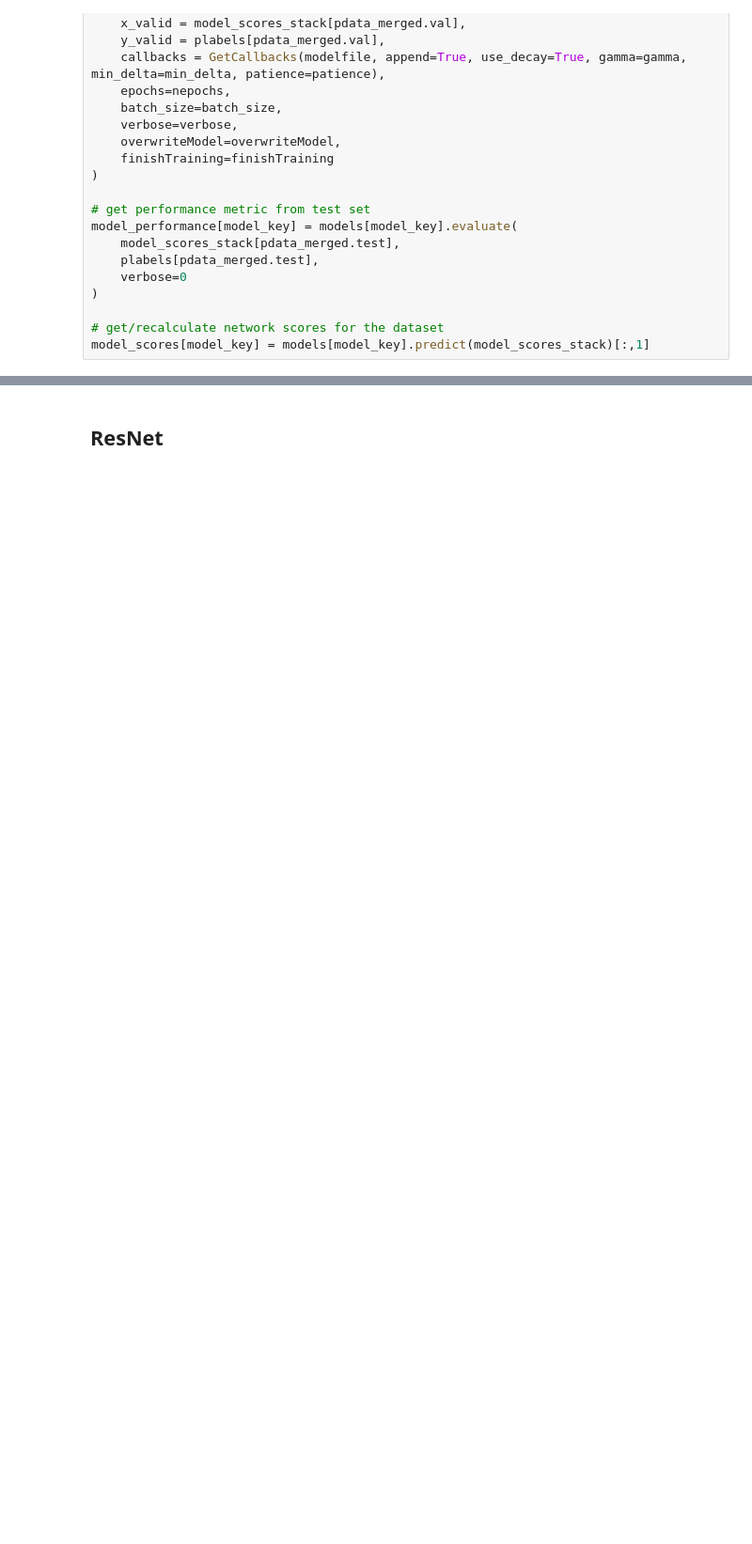
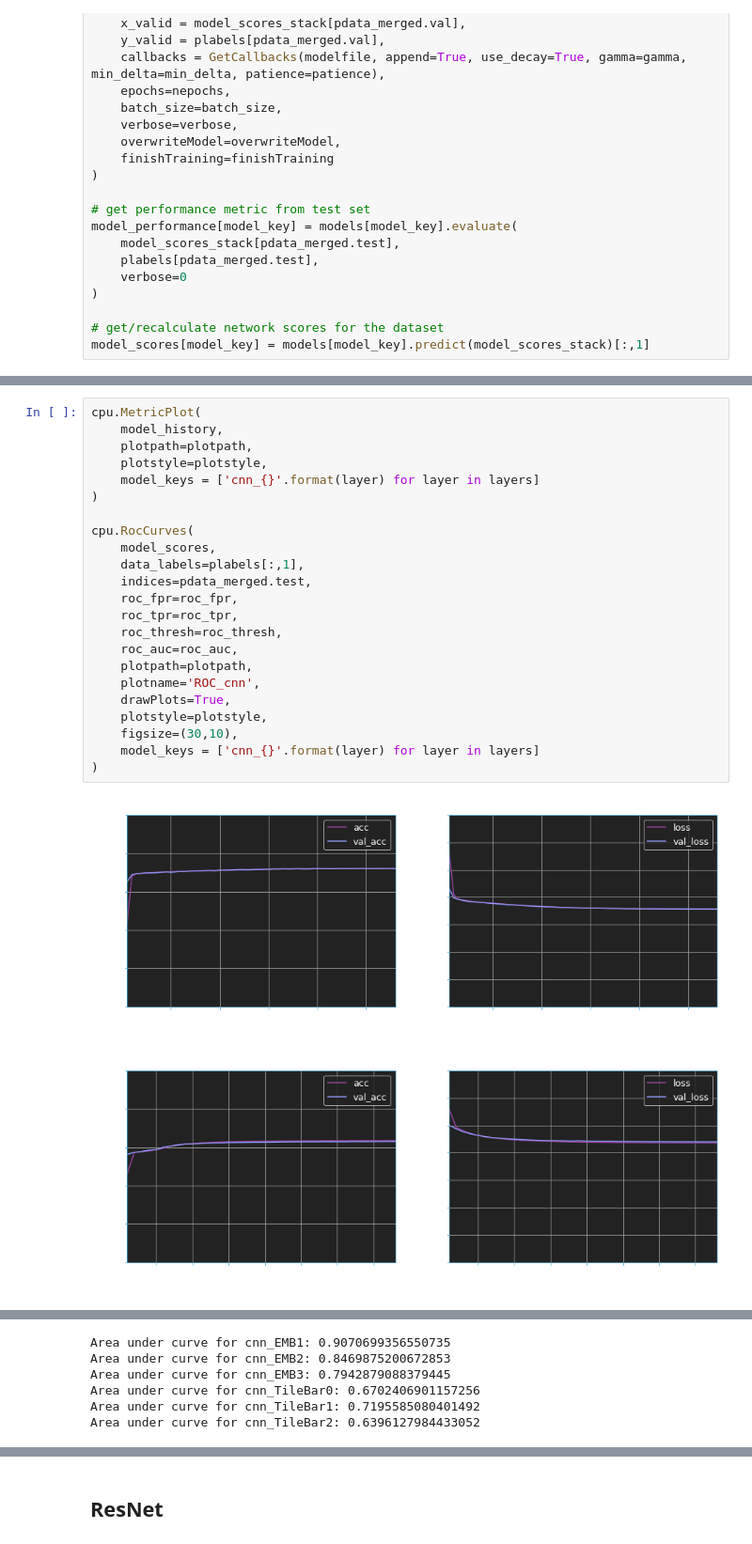
Before and after one commit to atlas-calo-ml/caloml-atlas, a Jupyter notebook: classifier/TopoClusterClassifier_Jan.ipynb, the cells around one changed output, grey strips where cells are left out. Shown at 94% size. Drawn from its saved outputs; the diff is of its cells as text; blank space fills up the shorter version.

```diff
--- a/classifier/TopoClusterClassifier_Jan.ipynb
+++ b/classifier/TopoClusterClassifier_Jan.ipynb
@@ -488,0 +572,26 @@ Area under curve for simpleCombine: 0.9589334090791628
+# %%
+cpu.MetricPlot(
+    model_history,
+    plotpath=plotpath,
+    plotstyle=plotstyle,
+    model_keys = ['cnn_{}'.format(layer) for layer in layers]
+)
+
+cpu.RocCurves(
+    model_scores,
+    data_labels=plabels[:,1],
+    indices=pdata_merged.test,
+    roc_fpr=roc_fpr,
+    roc_tpr=roc_tpr,
+    roc_thresh=roc_thresh,
+    roc_auc=roc_auc,
+    plotpath=plotpath,
+    plotname='ROC_cnn',
+    drawPlots=True,
+    plotstyle=plotstyle,
+    figsize=(30,10),
+    model_keys = ['cnn_{}'.format(layer) for layer in layers]
+)
+# %% [output]
+[figure, added]
+[figure, added]
@@ -488,0 +602,6 @@ Area under curve for simpleCombine: 0.9589334090791628
+Area under curve for cnn_EMB1: 0.9070699356550735
+Area under curve for cnn_EMB2: 0.8469875200672853
+Area under curve for cnn_EMB3: 0.7942879088379445
+Area under curve for cnn_TileBar0: 0.6702406901157256
+Area under curve for cnn_TileBar1: 0.7195585080401492
+Area under curve for cnn_TileBar2: 0.6396127984433052
```
Also changed, not shown: parts of 33 cells of this notebook, 2 other files.
